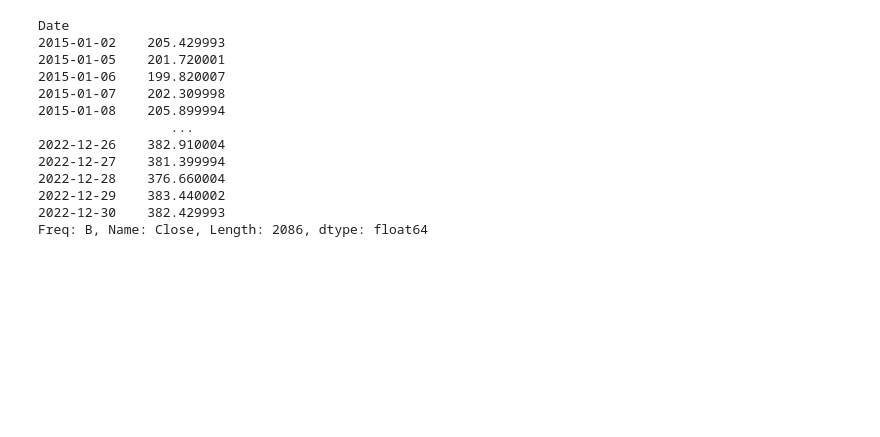
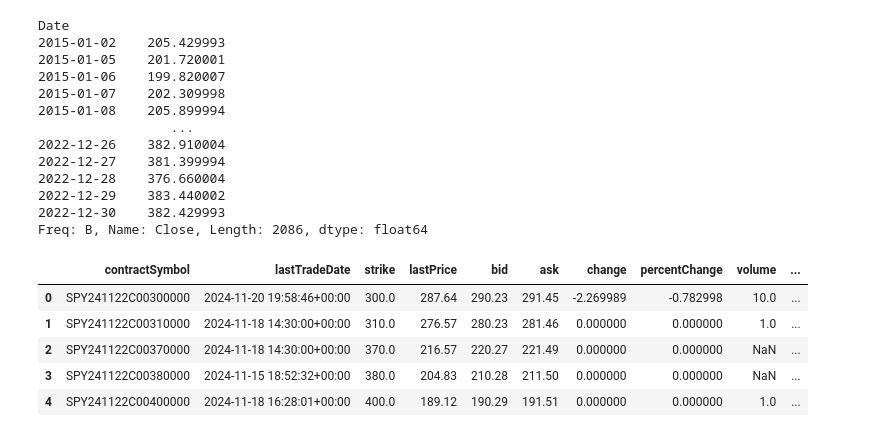
Before and after one commit to ryguysy/TrendAnalysis, a Jupyter notebook: notebooks/01_data_exploration.ipynb, the cells around one changed output. Saved outputs shown, nothing was run; the diff lists cells and outputs as text; code cells hidden in the pictures; blank space fills up the shorter version.

```diff
--- a/notebooks/01_data_exploration.ipynb
+++ b/notebooks/01_data_exploration.ipynb
@@ -84,3 +84,21 @@ Date
 2022-12-29    383.440002
 2022-12-30    382.429993
 Freq: B, Name: Close, Length: 2086, dtype: float64
+# %%
+expiration_date = '2024-11-22'
+raw_options_chain = yf.Ticker('SPY').option_chain(expiration_date)
+calls_df = raw_options_chain.calls
+puts_df = raw_options_chain.puts
+
+calls_df['option_type'] = 'call'
+puts_df['option_type'] = 'put'
+
+combined_options_df = pd.concat([calls_df, puts_df], ignore_index=True)
+combined_options_df.head()
+# %% [output]
+|  | contractSymbol | lastTradeDate | strike | lastPrice | bid | ask | change | percentChange | volume | ... |
+| 0 | SPY241122C00300000 | 2024-11-20 19:58:46+00:00 | 300.0 | 287.64 | 290.23 | 291.45 | -2.269989 | -0.782998 | 10.0 | ... |
+| 1 | SPY241122C00310000 | 2024-11-18 14:30:00+00:00 | 310.0 | 276.57 | 280.23 | 281.46 | 0.000000 | 0.000000 | 1.0 | ... |
+| 2 | SPY241122C00370000 | 2024-11-18 14:30:00+00:00 | 370.0 | 216.57 | 220.27 | 221.49 | 0.000000 | 0.000000 | NaN | ... |
+| 3 | SPY241122C00380000 | 2024-11-15 18:52:32+00:00 | 380.0 | 204.83 | 210.28 | 211.50 | 0.000000 | 0.000000 | NaN | ... |
+| 4 | SPY241122C00400000 | 2024-11-18 16:28:01+00:00 | 400.0 | 189.12 | 190.29 | 191.51 | 0.000000 | 0.000000 | 1.0 | ... |
```
Also changed, not shown: parts of 4 cells of this notebook, 7 other files.
